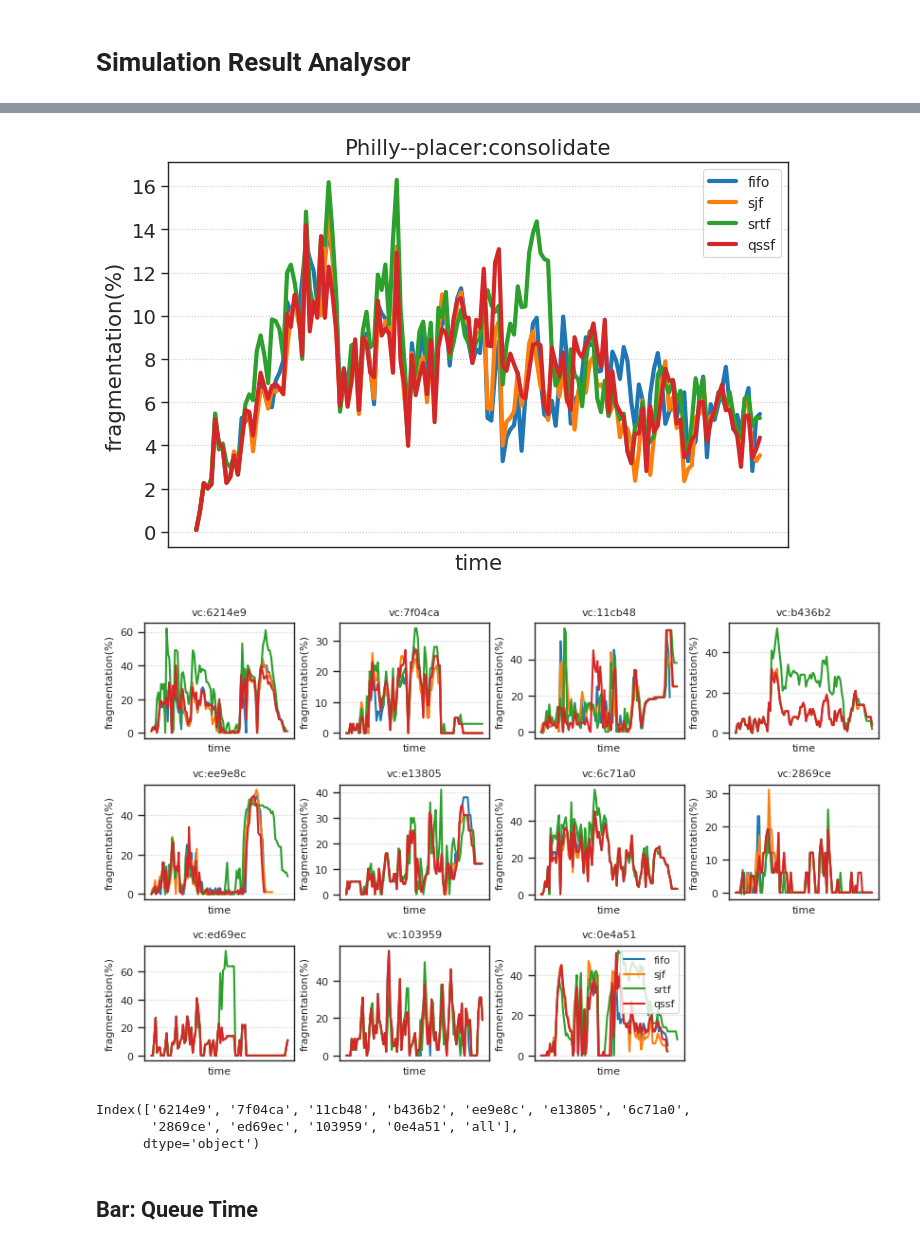
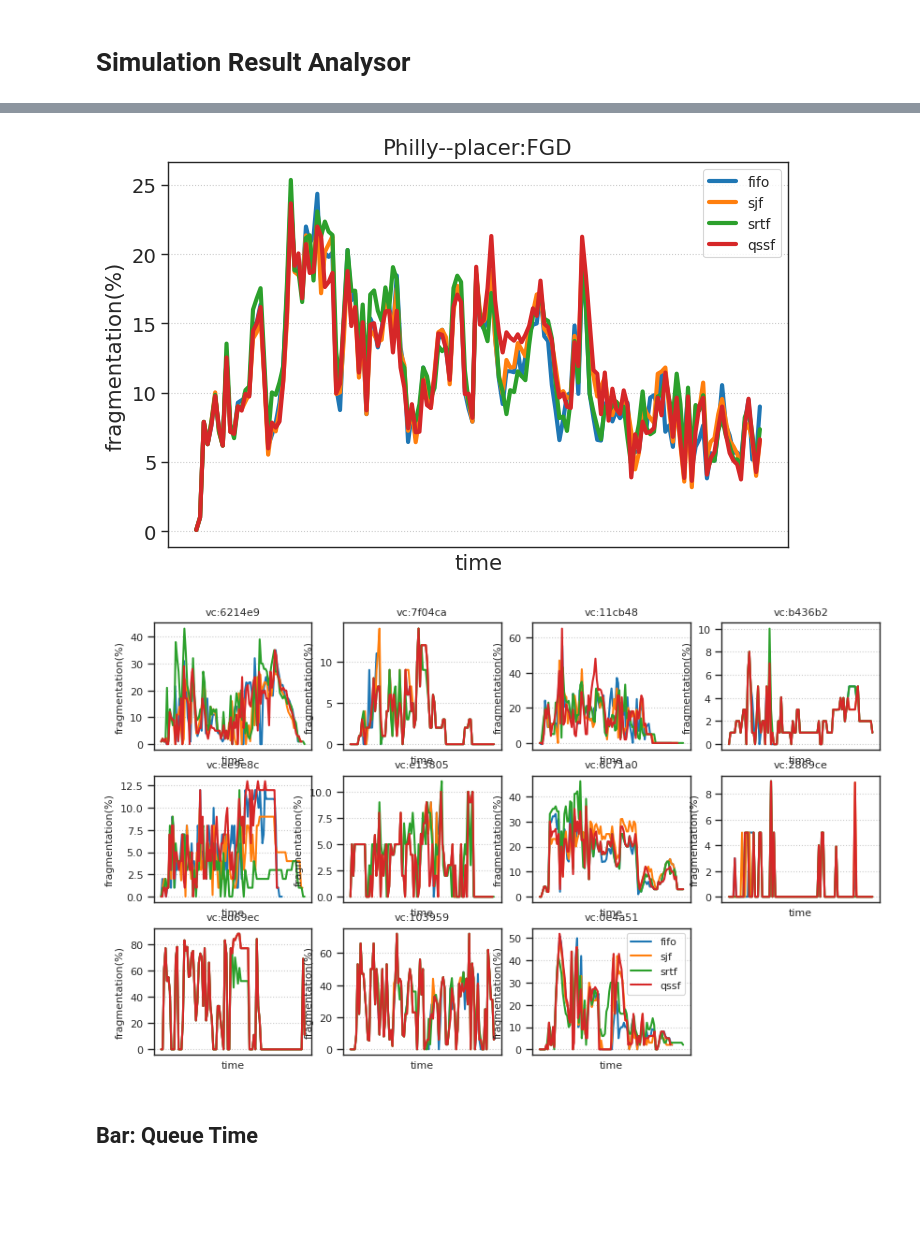
Before and after one commit to CUG-nhf/simulator, a Jupyter notebook: plot/result_plot.ipynb, the cells around one changed output, grey strips where cells are left out. Cells and saved outputs as stored; diff of their text form; code cells hidden in the pictures; blank space fills up the shorter version.

```diff
--- a/plot/result_plot.ipynb
+++ b/plot/result_plot.ipynb
@@ -41,3 +41,31 @@ trace_dir = f'../data/{experiment_name}'
 
 # vc_list = ['6214e9']
 vc_list = list(pd.read_pickle(trace_dir+'/vc_dict_homo.pkl').keys())
+# %%
+from scipy.interpolate import make_interp_spline
+fig, axes = plt.subplots(1, len(scheduler_ls), figsize=(12,3))
+axes = axes.flatten()
+
+for idx, scheduler in enumerate(scheduler_ls):
+	ax = axes[idx]
+	for placer in placer_ls:
+		df = pd.read_csv(log_dir+f'{experiment_name}_{placer}/all/{scheduler}_{placer}_all_seq.csv')
+		x = df['time']
+		y = df['fragmentation_ration']*100
+		x_smooth = np.linspace(x.min(), x.max(), 300)  # 生成300个点
+		spl = make_interp_spline(x, y, k=3)  # Cubic interpolation (三次插值)
+		y_smooth = spl(x_smooth)
+
+		ax.plot(x_smooth, y_smooth, label=f"{placer}")
+		ax.set_title(f'Philly--{scheduler}')
+
+	if idx == 0:
+		ax.set_xlabel('time')
+		ax.set_xticks([])
+		ax.set_ylabel('fragmentation(%)')
+		ax.legend(loc='best', fontsize=10)
+		ax.grid(linestyle=':')
+
+for i in range(len(vc_list), len(axes)):
+	fig.delaxes(axes[i])
+plt.show()
@@ -46,9 +76,10 @@ from scipy.interpolate import make_interp_spline
 
 save = False
 plt.figure(figsize=(8,5))
+placer = placer_ls[0]
 
 for scheduler in scheduler_ls:
-	df = pd.read_csv(os.path.join(log_dir,f"all/{scheduler}_{placer}_all_seq.csv"))
+	df = pd.read_csv(os.path.join(log_dir,f"{experiment_name}_{placer}/all/{scheduler}_{placer}_all_seq.csv"))
 
 	x = df['time']
 	y = df['fragmentation_ration']*100
@@ -66,45 +97,46 @@ plt.legend(loc='best', fontsize=10)
 plt.grid(linestyle=':')
 
 if save:
-	plt.savefig(f"/data/nihaifeng/philly_traces/figures/fragmentation_random.pdf", bbox_inches="tight", dpi=600)
+	plt.savefig(os.path.join(log_dir,f"figures/fragmentation_{placer}.pdf"), bbox_inches="tight", dpi=600)
 else:
 	plt.show()
 # %% [output]
-[figure, old version]
+[figure, new version]
 # %%
 from scipy.interpolate import make_interp_spline
 
 fig, axes = plt.subplots(3, 4, figsize=(10,6))
 axes = axes.flatten()
 
 for idx, vc in enumerate(vc_list):
 	ax = axes[idx]
 	for scheduler in scheduler_ls:
 		df = pd.read_csv(os.path.join(log_dir, f"{vc}/{scheduler}_{placer}_{vc}_seq.csv"))
 
 		x = df['time']
 		y = df['fragmentation_ration']*100
 		x_smooth = np.linspace(x.min(), x.max(), 100)
 		spl = make_interp_spline(x, y, k=3)  # Cubic interpolation (三次插值)
 		y_smooth = spl(x_smooth)
 
 		ax.plot(x_smooth, y_smooth, label=f"{scheduler}", linewidth=1.5)
 
 	ax.set_title(f'vc:{vc}', fontsize=8)
 	ax.set_xlabel('time', fontsize=8)
 	ax.set_xticks([])
 	ax.tick_params(axis='both', which='major', labelsize=8)
 	ax.set_ylabel('fragmentation(%)', fontsize=8)
 	ax.grid(linestyle=':')
 	if idx == 10:
 		ax.legend(loc='best', fontsize=8)
 
 
 for i in range(len(vc_list), len(axes)):
 	fig.delaxes(axes[i])
 
-plt.subplots_adjust(hspace=0.4, wspace=0.3)
-plt.savefig(f"/data/nihaifeng/philly_traces/figures/fragmentation_random_2.pdf", bbox_inches="tight", dpi=600)
-# plt.show()
+if save:
+	plt.savefig(os.path.join(log_dir,f"figures/fragmentation_{placer}_2.pdf"), bbox_inches="tight", dpi=600)
+else:
+	plt.show()
 # %% [output]
-[figure, old version]
+[figure, new version]
@@ -115,9 +143,3 @@ _que_avg = pd.read_csv(f"{log_dir}/que_avg_{placer}.csv", index_col=0)
-# %%
-print(_que_avg.index)
-# %% [output]
-Index(['6214e9', '7f04ca', '11cb48', 'b436b2', 'ee9e8c', 'e13805', '6c71a0',
-       '2869ce', 'ed69ec', '103959', '0e4a51', 'all'],
-      dtype='object')
 # %% [markdown]
 ## Bar: Queue Time
 # %%
```
Also changed, not shown: parts of 4 cells of this notebook, 15 other files.
